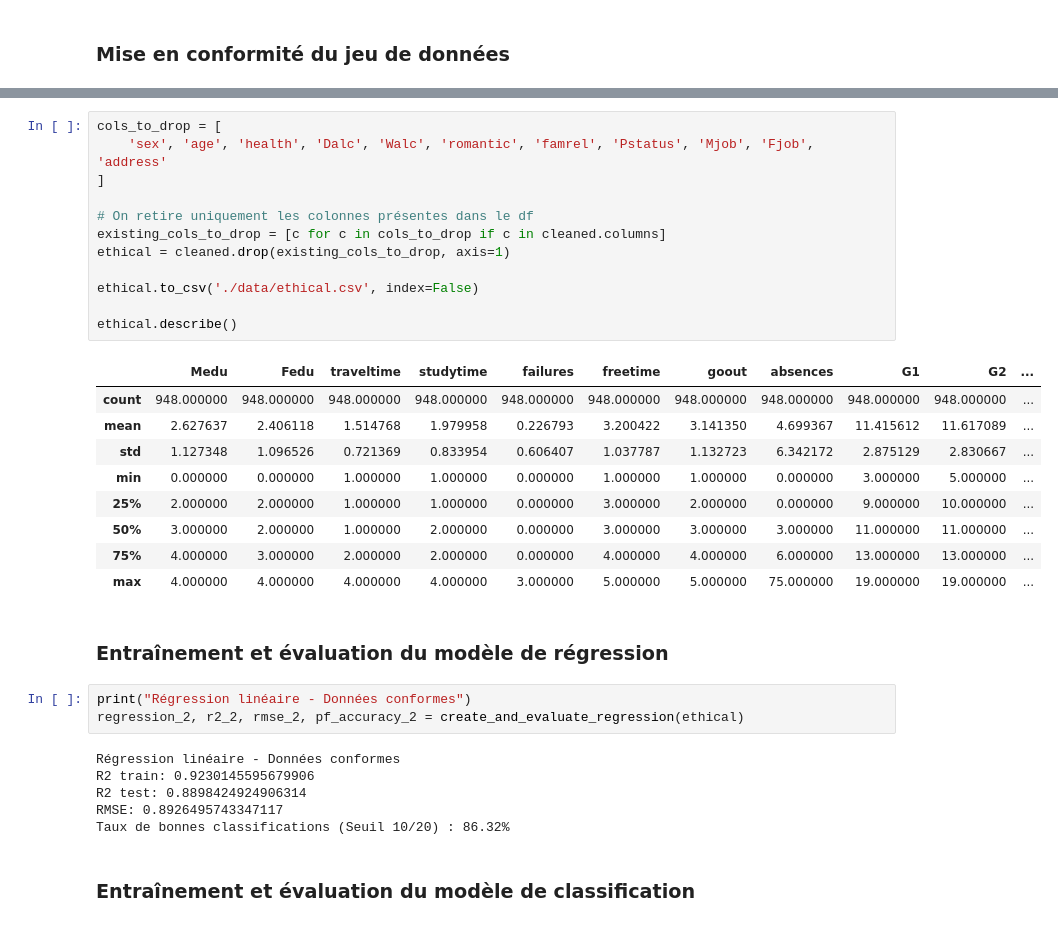
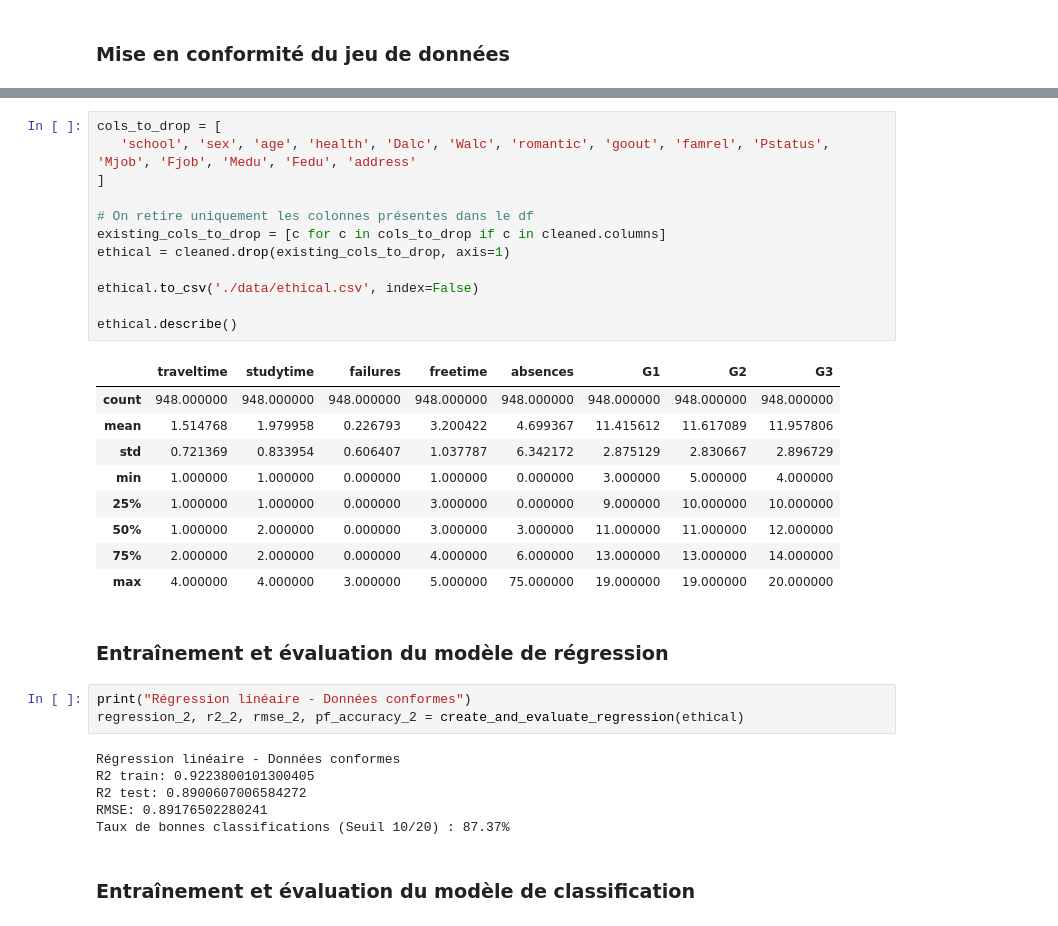
Before and after one commit to Grouloo/projet-chef-doeuvre, a Jupyter notebook: matrice-notebook.ipynb, the cells around one changed output, grey strips where cells are left out. Cells and saved outputs as stored; diff of their text form.

```diff
--- a/matrice-notebook.ipynb
+++ b/matrice-notebook.ipynb
@@ -325,26 +392,26 @@ Nous avons identifié certaines variables dans le jeu de données qui pourraient
 - `address` : Aucun rapport apparent avec ce que l'on cherche à prédire.
 # %%
 cols_to_drop = [
-    'sex', 'age', 'health', 'Dalc', 'Walc', 'romantic', 'famrel', 'Pstatus', 'Mjob', 'Fjob', 'address'
+   'school', 'sex', 'age', 'health', 'Dalc', 'Walc', 'romantic', 'goout', 'famrel', 'Pstatus', 'Mjob', 'Fjob', 'Medu', 'Fedu', 'address'
 ]
 
 # On retire uniquement les colonnes présentes dans le df
 existing_cols_to_drop = [c for c in cols_to_drop if c in cleaned.columns]
 ethical = cleaned.drop(existing_cols_to_drop, axis=1)
 
 ethical.to_csv('./data/ethical.csv', index=False)
 
 ethical.describe()
 # %% [output]
-|  | Medu | Fedu | traveltime | studytime | failures | freetime | goout | absences | G1 | G2 | ... |
-| count | 948.000000 | 948.000000 | 948.000000 | 948.000000 | 948.000000 | 948.000000 | 948.000000 | 948.000000 | 948.000000 | 948.000000 | ... |
-| mean | 2.627637 | 2.406118 | 1.514768 | 1.979958 | 0.226793 | 3.200422 | 3.141350 | 4.699367 | 11.415612 | 11.617089 | ... |
-| std | 1.127348 | 1.096526 | 0.721369 | 0.833954 | 0.606407 | 1.037787 | 1.132723 | 6.342172 | 2.875129 | 2.830667 | ... |
-| min | 0.000000 | 0.000000 | 1.000000 | 1.000000 | 0.000000 | 1.000000 | 1.000000 | 0.000000 | 3.000000 | 5.000000 | ... |
-| 25% | 2.000000 | 2.000000 | 1.000000 | 1.000000 | 0.000000 | 3.000000 | 2.000000 | 0.000000 | 9.000000 | 10.000000 | ... |
-| 50% | 3.000000 | 2.000000 | 1.000000 | 2.000000 | 0.000000 | 3.000000 | 3.000000 | 3.000000 | 11.000000 | 11.000000 | ... |
-| 75% | 4.000000 | 3.000000 | 2.000000 | 2.000000 | 0.000000 | 4.000000 | 4.000000 | 6.000000 | 13.000000 | 13.000000 | ... |
-| max | 4.000000 | 4.000000 | 4.000000 | 4.000000 | 3.000000 | 5.000000 | 5.000000 | 75.000000 | 19.000000 | 19.000000 | ... |
+|  | traveltime | studytime | failures | freetime | absences | G1 | G2 | G3 |
+| count | 948.000000 | 948.000000 | 948.000000 | 948.000000 | 948.000000 | 948.000000 | 948.000000 | 948.000000 |
+| mean | 1.514768 | 1.979958 | 0.226793 | 3.200422 | 4.699367 | 11.415612 | 11.617089 | 11.957806 |
+| std | 0.721369 | 0.833954 | 0.606407 | 1.037787 | 6.342172 | 2.875129 | 2.830667 | 2.896729 |
+| min | 1.000000 | 1.000000 | 0.000000 | 1.000000 | 0.000000 | 3.000000 | 5.000000 | 4.000000 |
+| 25% | 1.000000 | 1.000000 | 0.000000 | 3.000000 | 0.000000 | 9.000000 | 10.000000 | 10.000000 |
+| 50% | 1.000000 | 2.000000 | 0.000000 | 3.000000 | 3.000000 | 11.000000 | 11.000000 | 12.000000 |
+| 75% | 2.000000 | 2.000000 | 0.000000 | 4.000000 | 6.000000 | 13.000000 | 13.000000 | 14.000000 |
+| max | 4.000000 | 4.000000 | 3.000000 | 5.000000 | 75.000000 | 19.000000 | 19.000000 | 20.000000 |
 # %% [markdown]
 ### Entraînement et évaluation du modèle de régression
 # %%
@@ -352,10 +419,10 @@ print("Régression linéaire - Données conformes")
 regression_2, r2_2, rmse_2, pf_accuracy_2 = create_and_evaluate_regression(ethical)
 # %% [output]
 Régression linéaire - Données conformes
-R2 train: 0.9230145595679906
-R2 test: 0.8898424924906314
-RMSE: 0.8926495743347117
-Taux de bonnes classifications (Seuil 10/20) : 86.32%
+R2 train: 0.9223800101300405
+R2 test: 0.8900607006584272
+RMSE: 0.89176502280241
+Taux de bonnes classifications (Seuil 10/20) : 87.37%
 # %% [markdown]
 ### Entraînement et évaluation du modèle de classification
 # %%
```
Also changed, not shown: parts of 21 cells of this notebook, 3 other files.
